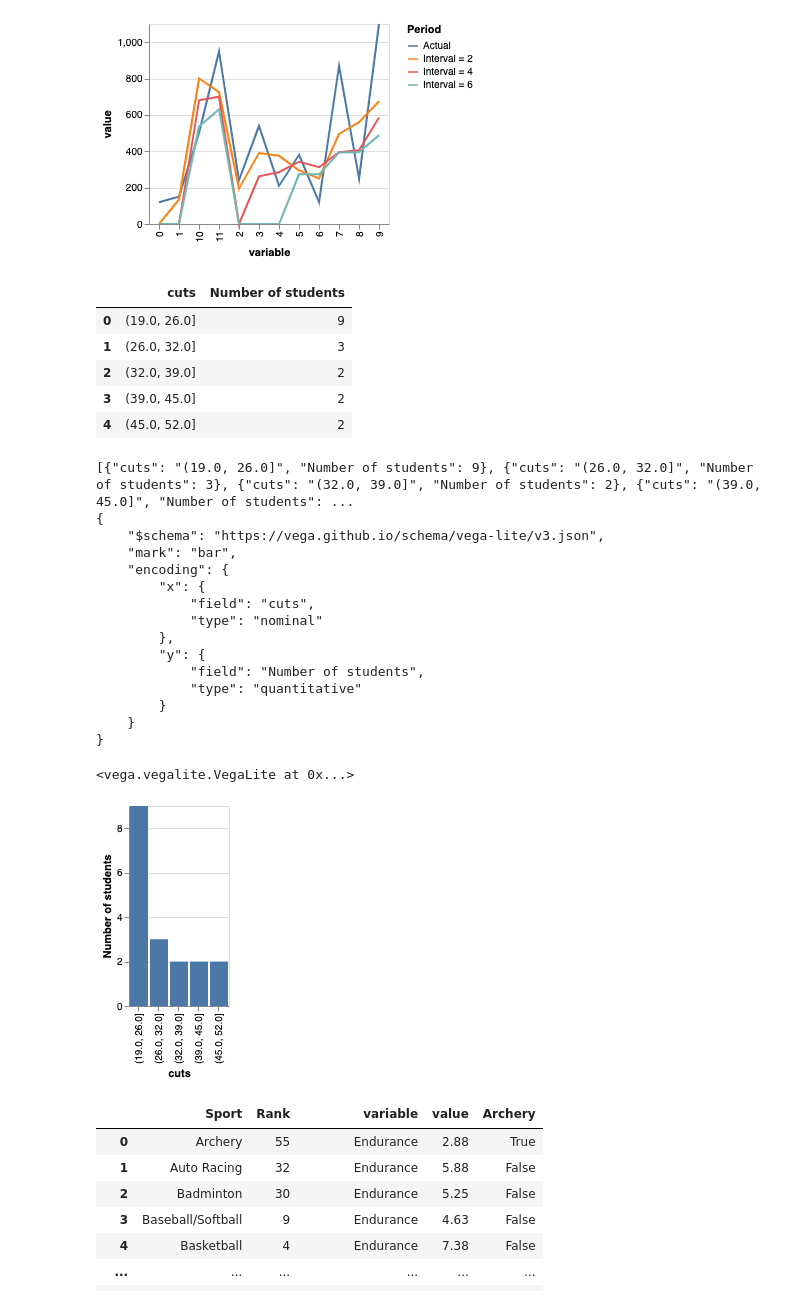
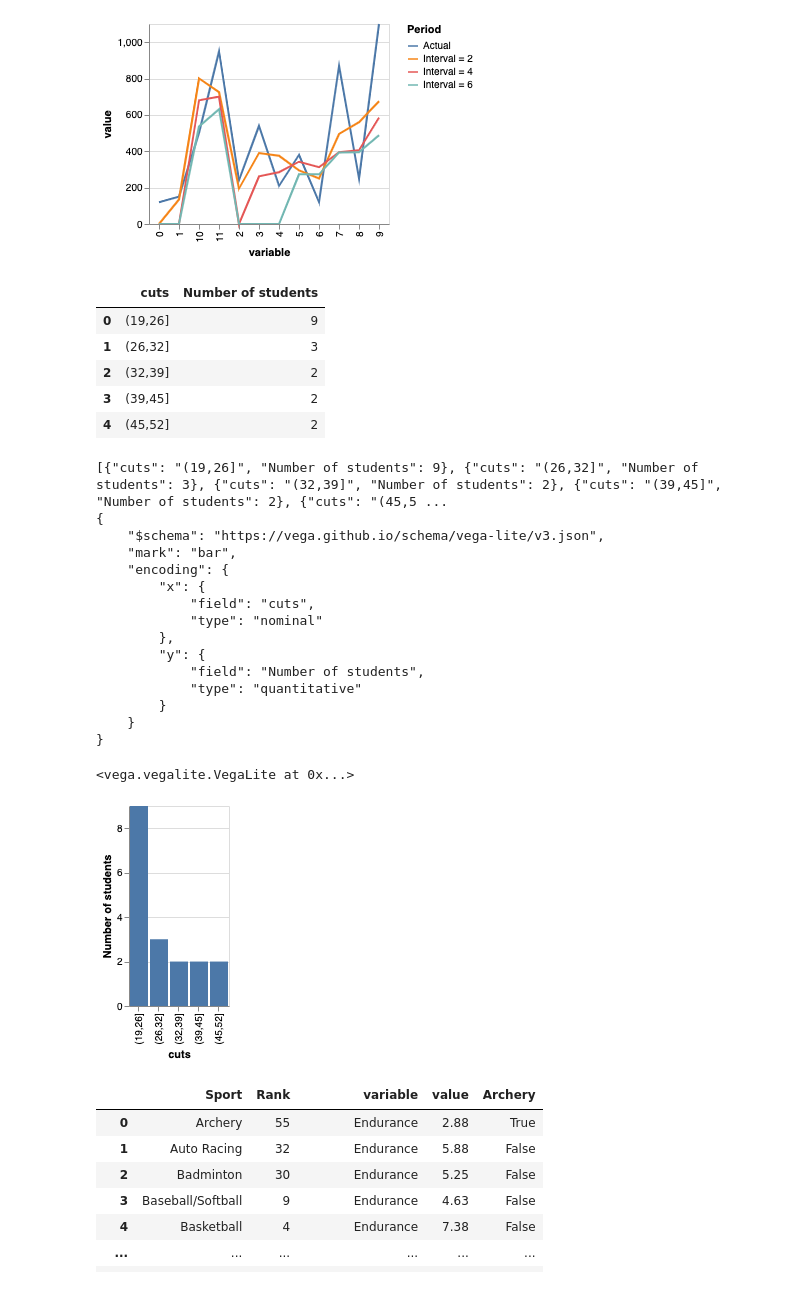
Before and after one commit to Mestway/falx, a Jupyter notebook: falx/data_prep.ipynb, the cells around one changed output. Saved outputs shown, nothing was run; the diff lists cells and outputs as text; code cells hidden in the pictures.

```diff
--- a/falx/data_prep.ipynb
+++ b/falx/data_prep.ipynb
@@ -1363,47 +1364,47 @@ df28 = load_input_table("028.json")
 
 df28["cuts"] = pd.cut(df28['Number of students'], 5, precision=0)
 df28 = df28.groupby(['cuts']).count().reset_index()
-df28["cuts"] = [str(x) for x in df28["cuts"]]
+df28["cuts"] = [str("({},{}]".format(int(x.left), int(x.right))) for x in df28["cuts"]]
 
 display(df28)
 print(json.dumps(df28.to_dict(orient="records")))
 
 spec = {
     "$schema": "https://vega.github.io/schema/vega-lite/v3.json",
     "mark": "bar",
     "encoding": {
         "x": { "field": "cuts", "type": "nominal"},
         "y": { "field": "Number of students", "type": "quantitative"},
     }
 }
 
 print(json.dumps(spec, indent=4))
 
 VegaLite(spec, df28)
 # %% [output]
 |  | cuts | Number of students |
-| 0 | (19.0, 26.0] | 9 |
-| 1 | (26.0, 32.0] | 3 |
-| 2 | (32.0, 39.0] | 2 |
-| 3 | (39.0, 45.0] | 2 |
-| 4 | (45.0, 52.0] | 2 |
+| 0 | (19,26] | 9 |
+| 1 | (26,32] | 3 |
+| 2 | (32,39] | 2 |
+| 3 | (39,45] | 2 |
+| 4 | (45,52] | 2 |
-[{"cuts": "(19.0, 26.0]", "Number of students": 9}, {"cuts": "(26.0, 32.0]", "Number of students": 3}, {"cuts": "(32.0, 39.0]", "Number of students": 2}, {"cuts": "(39.0, 45.0]", "Number of students": ...
+[{"cuts": "(19,26]", "Number of students": 9}, {"cuts": "(26,32]", "Number of students": 3}, {"cuts": "(32,39]", "Number of students": 2}, {"cuts": "(39,45]", "Number of students": 2}, {"cuts": "(45,5 ...
 {
     "$schema": "https://vega.github.io/schema/vega-lite/v3.json",
     "mark": "bar",
     "encoding": {
         "x": {
             "field": "cuts",
             "type": "nominal"
         },
         "y": {
             "field": "Number of students",
             "type": "quantitative"
         }
     }
 }
 <vega.vegalite.VegaLite at 0x...>
-[figure, old version]
+[figure, new version]
 # %%
 df29 = load_input_table("029.json")
 
```
Also changed, not shown: parts of 2 cells of this notebook, 3 other files.
